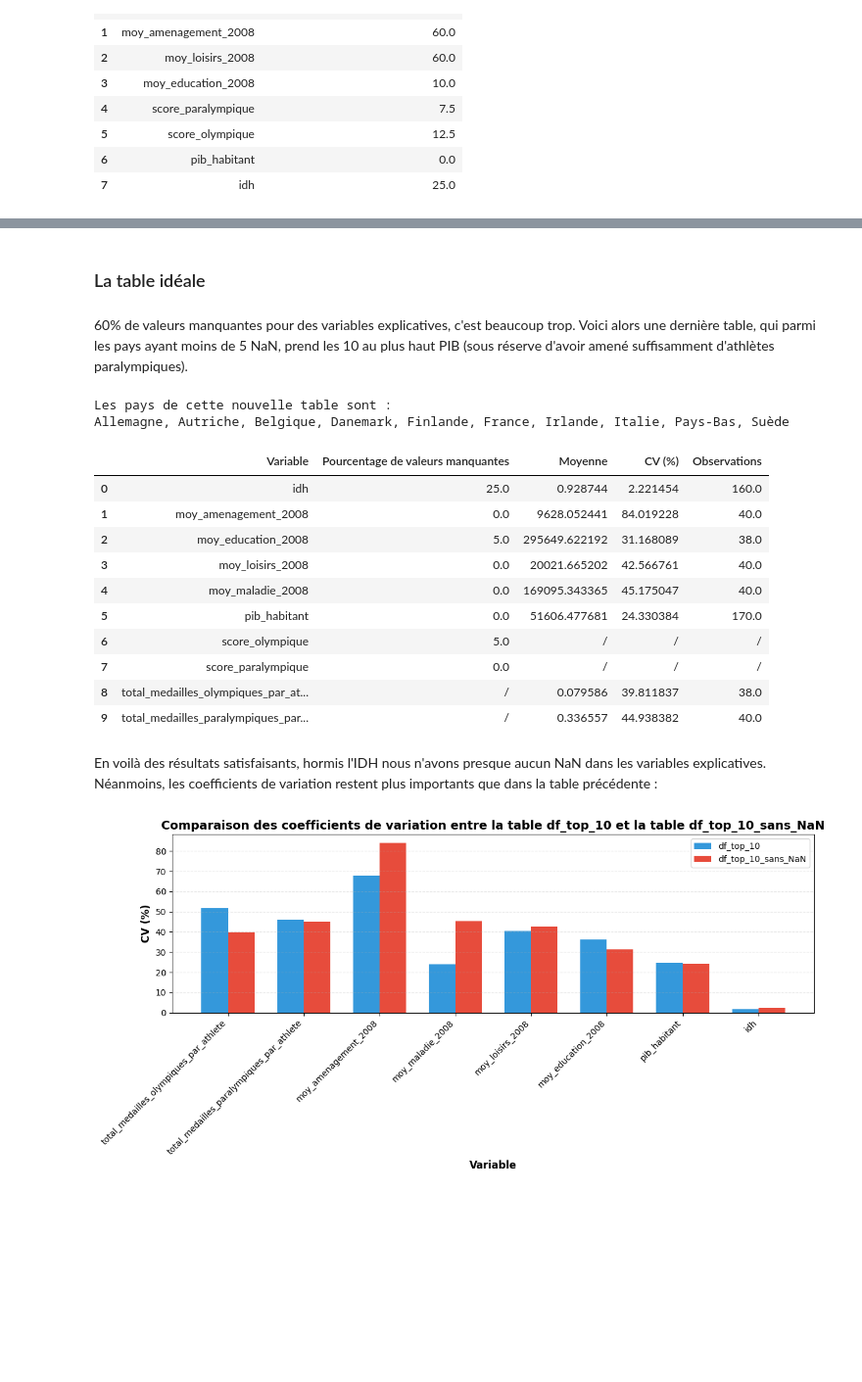
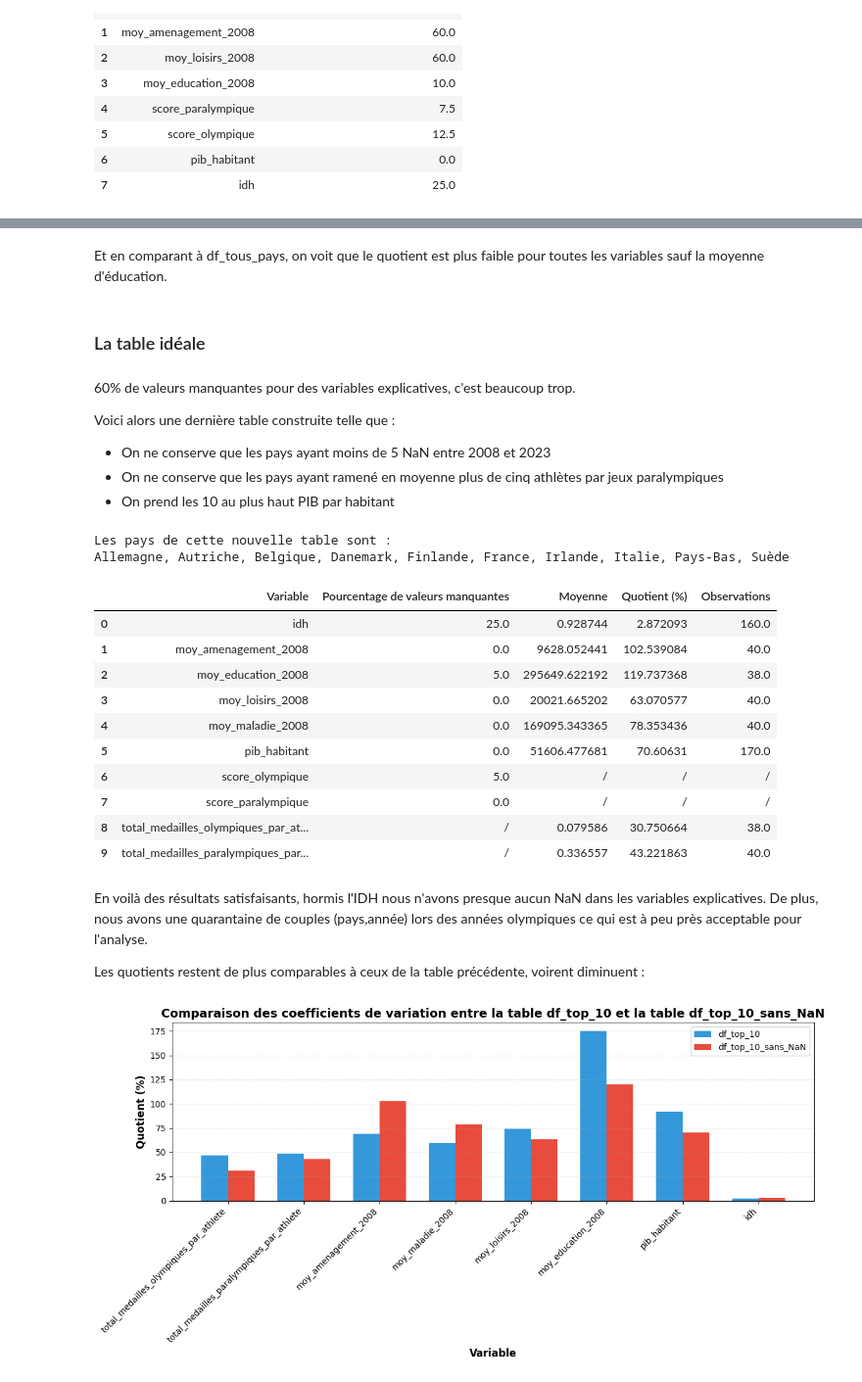
Before and after one commit to Eloi-du-77/Projet-Python, a Jupyter notebook: Notebook.ipynb, the cells around one changed output, grey strips where cells are left out. Shown: that part at 98% size. Saved outputs shown, nothing was run; the diff lists cells and outputs as text; code cells hidden in the pictures; blank space fills up the shorter version.

```diff
--- a/Notebook.ipynb
+++ b/Notebook.ipynb
@@ -524,7 +515,7 @@ df_top_10=pd.read_pickle('Toutes_les_df_agregees/df_top_10.pkl')
 pays = df_top_10['pays'].unique()
 print(f"Les pays de cette nouvelle table sont : \n{', '.join(pays)}")
 
-df_cv_top_10=coef_variation(df_top_10)
+df_cv_top_10=quotient(df_top_10,df_tous_pays)
 
 df_cv_top_10
 # %% [output]
@@ -592,15 +582,22 @@ plt.show()
+# %% [markdown]
+Et en comparant à df_tous_pays, on voit que le quotient est plus faible pour toutes les variables sauf la moyenne d'éducation.
 # %% [markdown]
 <a id="bases"></a>
 ### La table idéale
 # %% [markdown]
-60% de valeurs manquantes pour des variables explicatives, c'est beaucoup trop. Voici alors une dernière table, qui parmi les pays ayant moins de 5 NaN, prend les 10 au plus haut PIB (sous réserve d'avoir amené suffisamment d'athlètes paralympiques).
+60% de valeurs manquantes pour des variables explicatives, c'est beaucoup trop.
+
+Voici alors une dernière table construite telle que :
+- On ne conserve que les pays ayant moins de 5 NaN entre 2008 et 2023
+- On ne conserve que les pays ayant ramené en moyenne plus de cinq athlètes par jeux paralympiques
+- On prend les 10 au plus haut PIB par habitant
 # %%
 df_top_10_sans_NaN=pd.read_pickle('Toutes_les_df_agregees/df_top_10_sans_NaN.pkl')
 
 pays = df_top_10_sans_NaN['pays'].unique()
 print(f"Les pays de cette nouvelle table sont : \n{', '.join(pays)}")
 
-df_stats=coef_variation(df_top_10_sans_NaN)
+df_stats=quotient(df_top_10_sans_NaN,df_tous_pays)
 df_nan=pourcentage_valeurs_manquantes(df_top_10_sans_NaN)
 df_complet = df_nan.merge(df_stats, on='Variable', how='outer')
 df_complet = df_complet.fillna('/') #Les NaN ici seront juste les variables qui ne sont présentes que dans df_stats ou que dans df_nan
@@ -609,41 +606,43 @@ df_complet
 # %% [output]
 Les pays de cette nouvelle table sont :
 Allemagne, Autriche, Belgique, Danemark, Finlande, France, Irlande, Italie, Pays-Bas, Suède
-|  | Variable | Pourcentage de valeurs manquantes | Moyenne | CV (%) | Observations |
-| 0 | idh | 25.0 | 0.928744 | 2.221454 | 160.0 |
-| 1 | moy_amenagement_2008 | 0.0 | 9628.052441 | 84.019228 | 40.0 |
-| 2 | moy_education_2008 | 5.0 | 295649.622192 | 31.168089 | 38.0 |
-| 3 | moy_loisirs_2008 | 0.0 | 20021.665202 | 42.566761 | 40.0 |
-| 4 | moy_maladie_2008 | 0.0 | 169095.343365 | 45.175047 | 40.0 |
-| 5 | pib_habitant | 0.0 | 51606.477681 | 24.330384 | 170.0 |
+|  | Variable | Pourcentage de valeurs manquantes | Moyenne | Quotient (%) | Observations |
+| 0 | idh | 25.0 | 0.928744 | 2.872093 | 160.0 |
+| 1 | moy_amenagement_2008 | 0.0 | 9628.052441 | 102.539084 | 40.0 |
+| 2 | moy_education_2008 | 5.0 | 295649.622192 | 119.737368 | 38.0 |
+| 3 | moy_loisirs_2008 | 0.0 | 20021.665202 | 63.070577 | 40.0 |
+| 4 | moy_maladie_2008 | 0.0 | 169095.343365 | 78.353436 | 40.0 |
+| 5 | pib_habitant | 0.0 | 51606.477681 | 70.60631 | 170.0 |
 | 6 | score_olympique | 5.0 | / | / | / |
 | 7 | score_paralympique | 0.0 | / | / | / |
-| 8 | total_medailles_olympiques_par_at... | / | 0.079586 | 39.811837 | 38.0 |
-| 9 | total_medailles_paralympiques_par... | / | 0.336557 | 44.938382 | 40.0 |
+| 8 | total_medailles_olympiques_par_at... | / | 0.079586 | 30.750664 | 38.0 |
+| 9 | total_medailles_paralympiques_par... | / | 0.336557 | 43.221863 | 40.0 |
 # %% [markdown]
-En voilà des résultats satisfaisants, hormis l'IDH nous n'avons presque aucun NaN dans les variables explicatives. Néanmoins, les coefficients de variation restent plus importants que dans la table précédente :
+En voilà des résultats satisfaisants, hormis l'IDH nous n'avons presque aucun NaN dans les variables explicatives. De plus, nous avons une quarantaine de couples (pays,année) lors des années olympiques ce qui est à peu près acceptable pour l'analyse.
+
+ Les quotients restent de plus comparables à ceux de la table précédente, voirent diminuent :
 # %%
 variables = df_cv_top_10['Variable'].values
-cv_top10 = df_cv_top_10['CV (%)'].values
-cv_stats = df_stats[df_stats['Variable'].isin(variables)]['CV (%)'].values
+cv_top10 = df_cv_top_10['Quotient (%)'].values
+cv_stats = df_stats[df_stats['Variable'].isin(variables)]['Quotient (%)'].values
 
 #Créer le graphique
 x = np.arange(len(variables))
 largeur = 0.35
 fig, ax = plt.subplots(figsize=(12, 6))
 barres1 = ax.bar(x - largeur/2, cv_top10, largeur, label='df_top_10', color='#3498db')
 barres2 = ax.bar(x + largeur/2, cv_stats, largeur, label='df_top_10_sans_NaN', color='#e74c3c')
 
 #Legende
 ax.set_xlabel('Variable', fontsize=12, fontweight='bold')
-ax.set_ylabel('CV (%)', fontsize=12, fontweight='bold')
+ax.set_ylabel('Quotient (%)', fontsize=12, fontweight='bold')
 ax.set_title('Comparaison des coefficients de variation entre la table df_top_10 et la table df_top_10_sans_NaN', fontsize=14, fontweight='bold')
 ax.set_xticks(x)
 ax.set_xticklabels(variables, rotation=45, ha='right')
 ax.legend()
 ax.grid(axis='y', alpha=0.3, linestyle='--')
 
 plt.tight_layout()
 plt.show()
 # %% [output]
-[figure, old version]
+[figure, new version]
```
Also changed, not shown: parts of 35 cells of this notebook, 11 other files.
